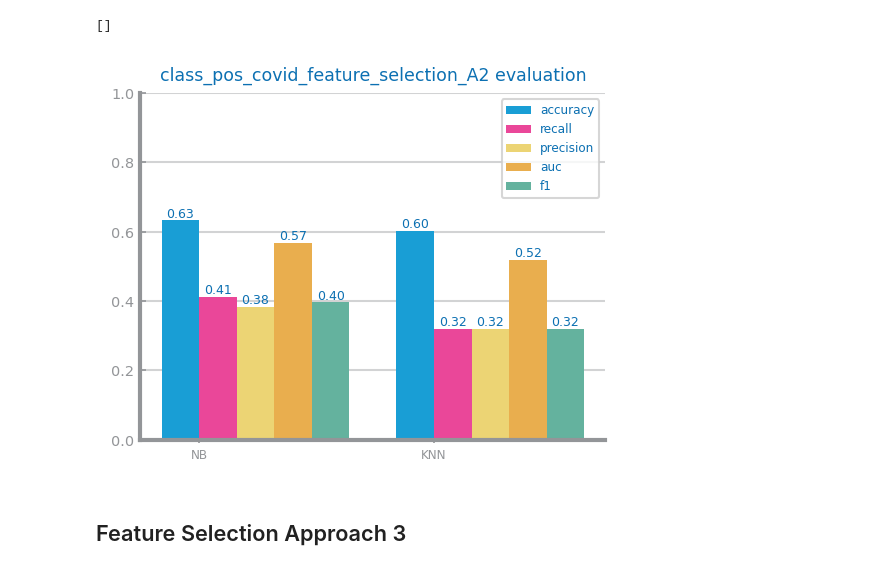
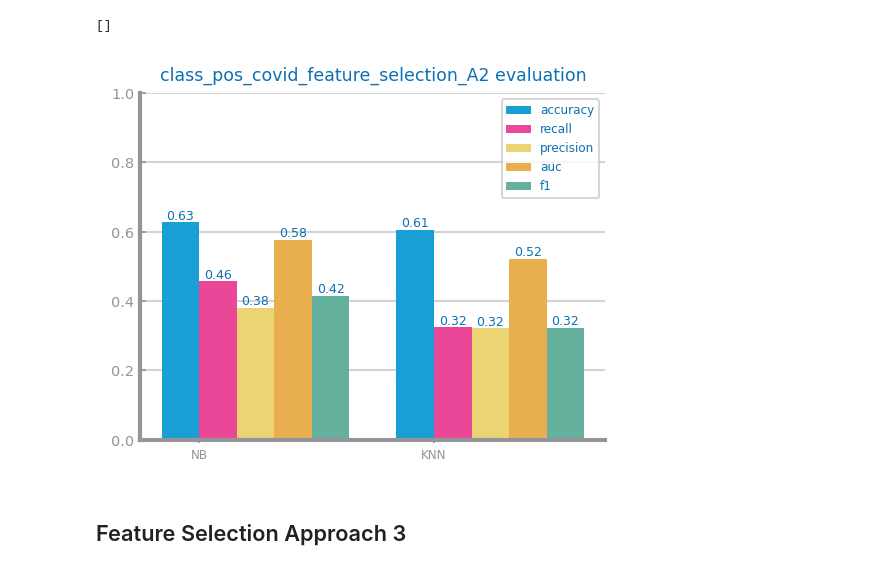
Before and after one commit to esteves3/data-science, a Jupyter notebook: pos-covid-preparation.ipynb, the cells around one changed output. Drawn from its saved outputs; the diff is of its cells as text; code cells hidden in the pictures.

Commit message:
class_pos_covid removed dummification

```diff
--- a/pos-covid-preparation.ipynb
+++ b/pos-covid-preparation.ipynb
@@ -230,12 +246,12 @@ evaluate_approach_and_graph(df_mvi_a1, file_tag="class_pos_covid_MVI_A1")
 dont remove every record with missing values
 # %%
 df_mvi_a2 = mvi_by_filling(df, strategy="frequent")
-value_counnts = data["RaceEthnicityCategory"].value_counts()
+""" value_counnts = data["RaceEthnicityCategory"].value_counts()
 most_occurences_value = f"RaceEthnicityCategory_{value_counnts.idxmax()}"
 
 df_mvi_a2.loc[df_mvi_a2["RaceEthnicityCategory_nan"] == True, most_occurences_value] = True
 
-df_mvi_a2 = df_mvi_a2.drop(columns=["RaceEthnicityCategory_nan"])
+df_mvi_a2 = df_mvi_a2.drop(columns=["RaceEthnicityCategory_nan"]) """
 df_mvi_a2
 # %% [output]
 |  | State | GeneralHealth | PhysicalHealthDays | MentalHealthDays | LastCheckupTime | SleepHours | ... |
@@ -460,20 +482,20 @@ plt.show()
 # %%
-plt.figure(figsize=(2 * HEIGHT, HEIGHT))
-results, options = study_redundancy_for_feature_selection(
-    train,
-    test,
-    target="CovidPos",
-    min_threshold=0.25,
-    lag=0.05,
-    metric="recall",
-    file_tag="pos-covid-feature-selection",
-)
-plt.show()
+if take_undefined_cpu_time:
+    plt.figure(figsize=(2 * HEIGHT, HEIGHT))
+    results, options = study_redundancy_for_feature_selection(
+        train,
+        test,
+        target="CovidPos",
+        min_threshold=0.25,
+        lag=0.05,
+        metric="recall",
+        file_tag="pos-covid-feature-selection",
+    )
+    plt.show()
 # %% [markdown]
 ## Feature Selection Approach 1
 # %%
 vars2drop: list[str] = select_low_variance_variables(df, 0.03, target=target)
-vars2drop.pop(vars2drop.index('RaceEthnicityCategory_Multiracial, Non-Hispanic'))
 vars2drop
 # %% [output]
 ['ECigaretteUsage', 'WeightInKilograms', 'BMI']
@@ -502,8 +525,6 @@ evaluate_approach_and_graph(df_feature_select_a1, file_tag="class_pos_covid_feat
 ## Feature Selection Approach 2
 # %%
 vars2drop: list[str] = select_low_variance_variables(df, 0.05, target=target)
-vars2drop.pop(vars2drop.index('RaceEthnicityCategory_Multiracial, Non-Hispanic'))
-vars2drop.pop(vars2drop.index('RaceEthnicityCategory_Other race only, Non-Hispanic'))
 vars2drop
 # %% [output]
 ['State',
@@ -532,9 +553,10 @@ df_feature_select_a2 = df.copy()
 
 df_feature_select_a2 = df_feature_select_a2.drop(vars2drop, axis=1)
 # %%
-evaluate_approach_and_graph(df_feature_select_a2, file_tag="class_pos_covid_feature_selection_A2")
+if eval_approaches:
+	evaluate_approach_and_graph(df_feature_select_a2, file_tag="class_pos_covid_feature_selection_A2")
 # %% [output]
-[figure, old version]
+[figure, new version]
 # %% [markdown]
 ## Feature Selection Approach 3
 # %%
```
Also changed, not shown: parts of 36 cells of this notebook, 12 other files.
